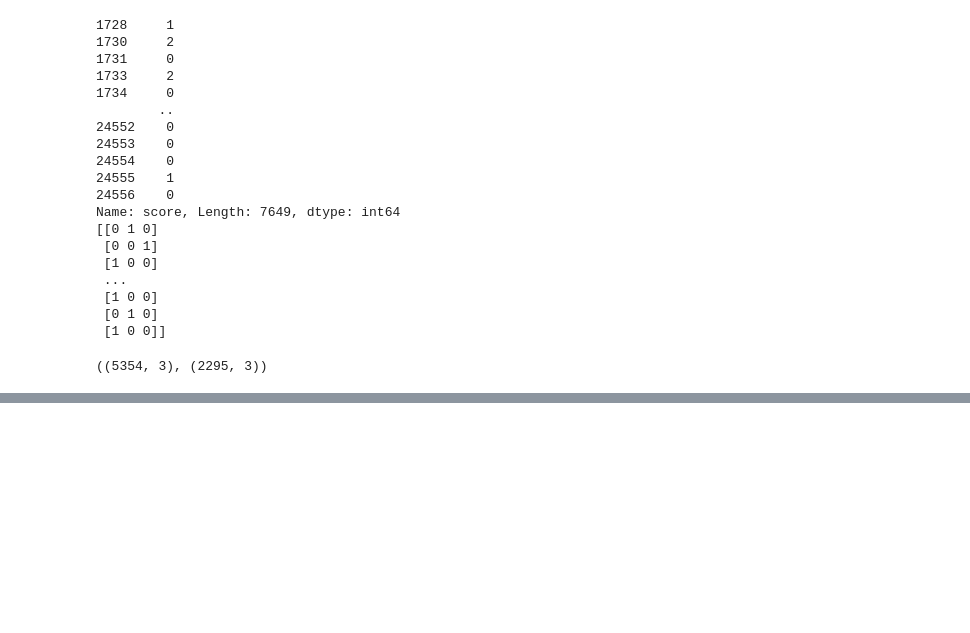
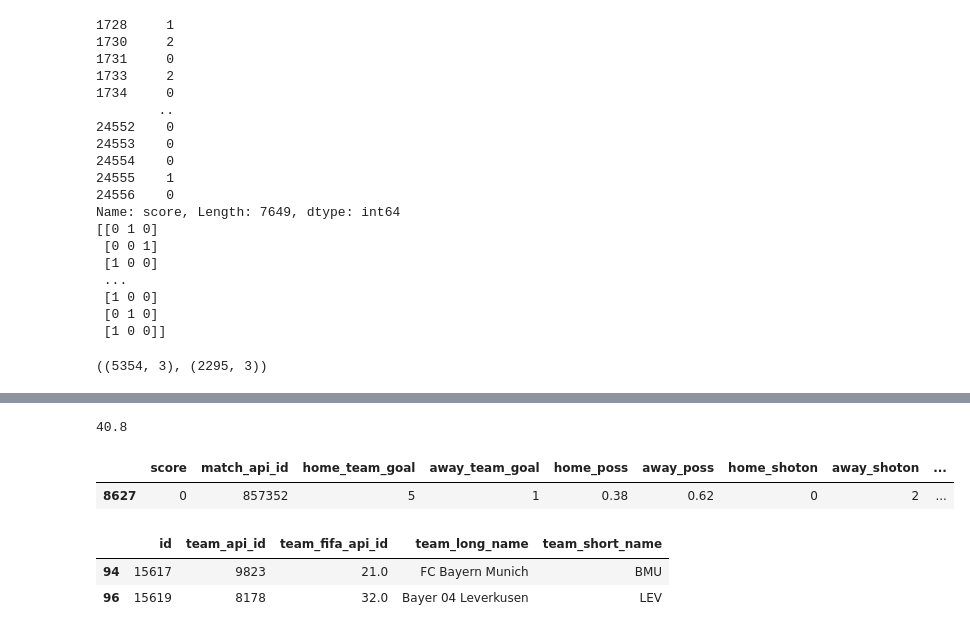
Before and after one commit to OlivierPaulo/Football_Bet, a Jupyter notebook: notebooks/data-analysis.ipynb, the cells around one changed output, grey strips where cells are left out. Drawn from its saved outputs; the diff is of its cells as text; code cells hidden in the pictures; blank space fills up the shorter version.

```diff
--- a/notebooks/data-analysis.ipynb
+++ b/notebooks/data-analysis.ipynb
@@ -1182,0 +1292,15 @@ array([[0.23837365, 0.24357739, 0.51804894]], dtype=float32)
+# %%
+(45+43+40+38+38)/5
+# %% [output]
+40.8
+# %%
+final_df[["score","match_api_id","home_team_goal","away_team_goal"]+features][final_df["match_api_id"] == 857352]
+# %% [output]
+|  | score | match_api_id | home_team_goal | away_team_goal | home_poss | away_poss | home_shoton | away_shoton | ... |
+| 8627 | 0 | 857352 | 5 | 1 | 0.38 | 0.62 | 0 | 2 | ... |
+# %%
+team_df[(team_df["team_api_id"] == final_df.loc[8627, "home_team_api_id"]) | (team_df["team_api_id"] == final_df.loc[8627, "away_team_api_id"])]
+# %% [output]
+|  | id | team_api_id | team_fifa_api_id | team_long_name | team_short_name |
+| 94 | 15617 | 9823 | 21.0 | FC Bayern Munich | BMU |
+| 96 | 15619 | 8178 | 32.0 | Bayer 04 Leverkusen | LEV |
```
Also changed, not shown: parts of 38 cells of this notebook, 1 other file.
